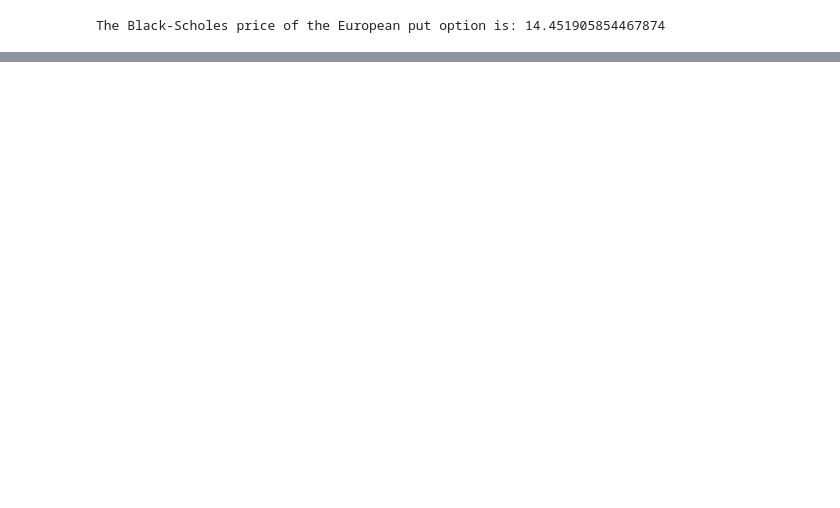
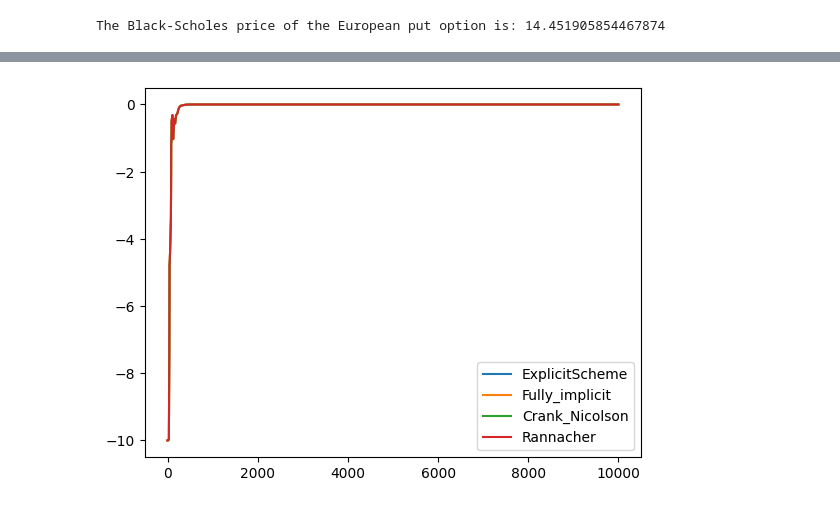
Before and after one commit to Kevinshichuan/OptionTrading, a Jupyter notebook: Approximation.ipynb, the cells around one changed output, grey strips where cells are left out. Saved outputs shown, nothing was run; the diff lists cells and outputs as text; code cells hidden in the pictures; blank space fills up the shorter version.

```diff
--- a/Approximation.ipynb
+++ b/Approximation.ipynb
@@ -98,0 +374,30 @@ ExplicitScheme(K,T,S_list,200)[27][-1]
+# %%
+#A plot of today’s δ = ∂P/∂S as a function of S. You should have 4 curves (one for each method). Use
+#N = 400.
+S_list = list(range(0, 50, 10)) + \
+           list(range(45, 85, 5)) + \
+           list(range(82, 91, 2)) + \
+           list(range(91, 110)) + \
+           list(range(110, 122, 2)) + \
+           list(range(125, 165, 5)) + \
+           list(range(170, 210, 10)) + \
+           list(range(220, 310, 20)) + \
+           list(range(350, 1050, 50)) + \
+           list(range(2000, 10001, 1000))
+N = 400
+S_0 = 100
+K = 100
+T = 0.25
+r= 0.1
+sigma = 0.8
+methods = [ExplicitScheme,Fully_implicit,Crank_Nicolson,Rannacher]
+for method in methods:
+    prices = []
+    for i in range(len(S_list)):
+        prices.append(method(K,T,S_list,N)[i][-1])
+    delta = np.gradient(prices)
+    plt.plot(S_list,delta,label = method.__name__)
+plt.legend()
+plt.show()
+# %% [output]
+[figure, added]
```
Also changed, not shown: parts of 8 cells of this notebook.
